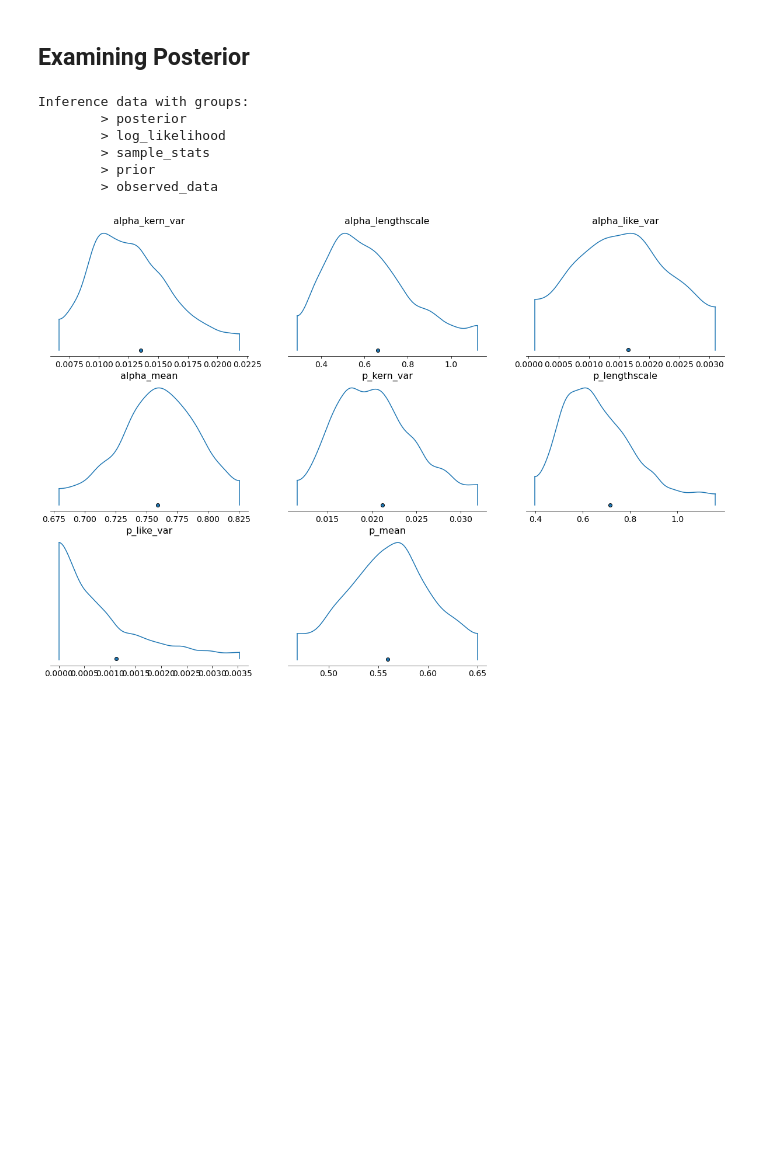
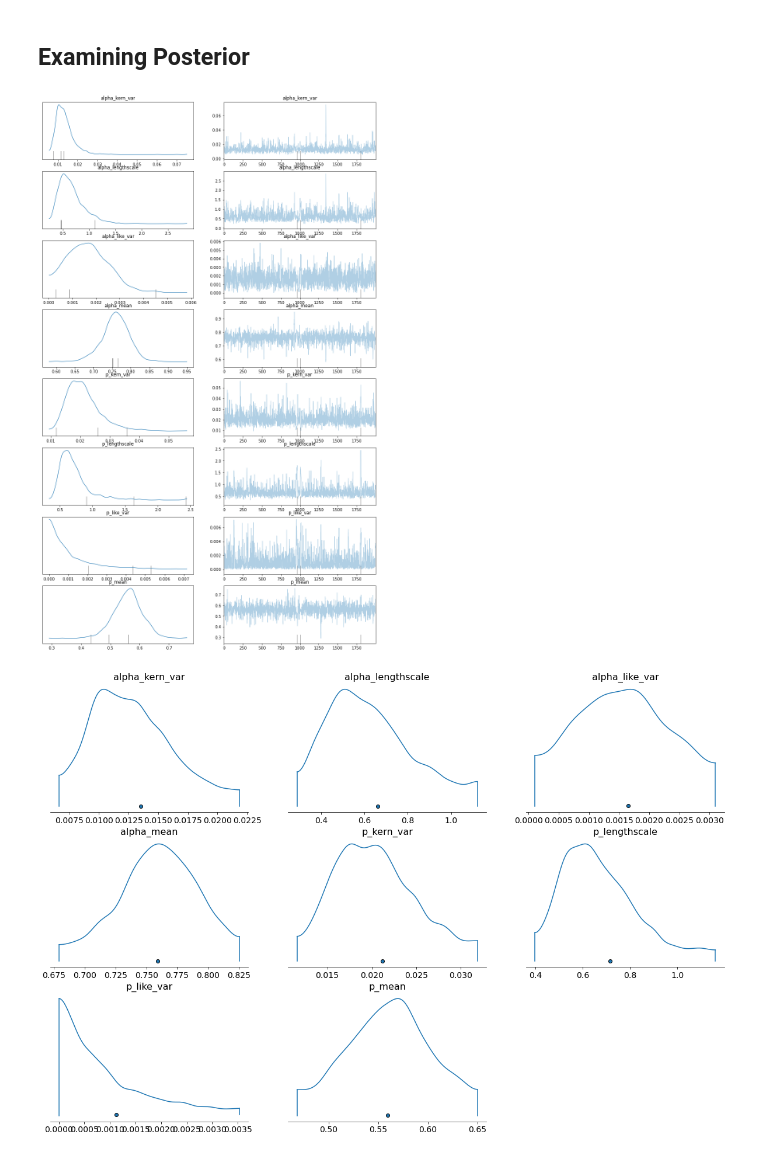
Before and after one commit to Jez-Carter/Bias_Correction, a Jupyter notebook: scripts/Model_Development/Lima_Methodology/Examining GP Output.ipynb, the cells around one changed output. Drawn from its saved outputs; the diff is of its cells as text; code cells hidden in the pictures; blank space fills up the shorter version.

```diff
--- a/scripts/Model_Development/Lima_Methodology/Examining GP Output.ipynb
+++ b/scripts/Model_Development/Lima_Methodology/Examining GP Output.ipynb
@@ -26,14 +41,9 @@ gp_idata = az.from_netcdf(gp_idata_path)
 # %% [markdown]
 ## Examining Posterior
-# %%
-gp_idata
-# %% [output]
-Inference data with groups:
-        > posterior
-        > log_likelihood
-        > sample_stats
-        > prior
-        > observed_data
+# %%
+az.plot_trace(gp_idata, compact=True, figsize=(15, 25));
+# %% [output]
+[figure, added]
 # %%
 az.plot_density(gp_idata)
 plt.show()
```
Also changed, not shown: parts of 2 cells of this notebook, 45 other files.
